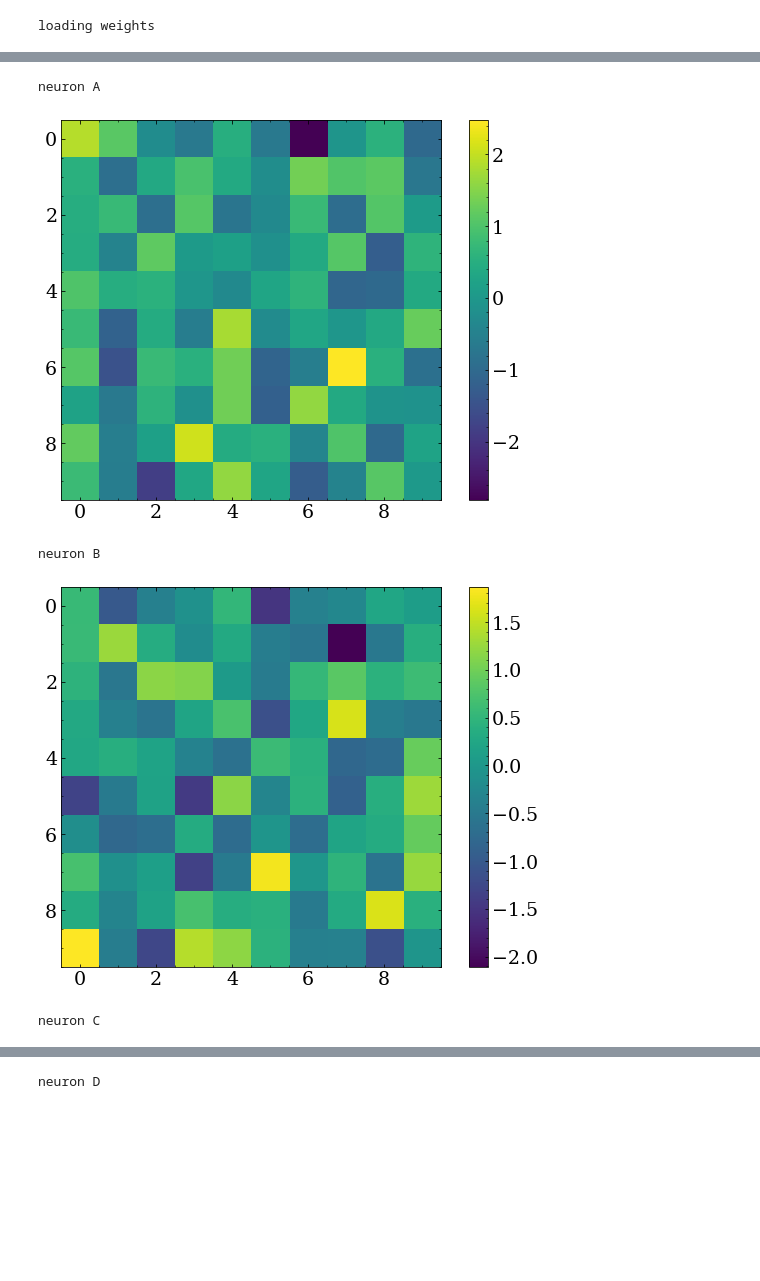
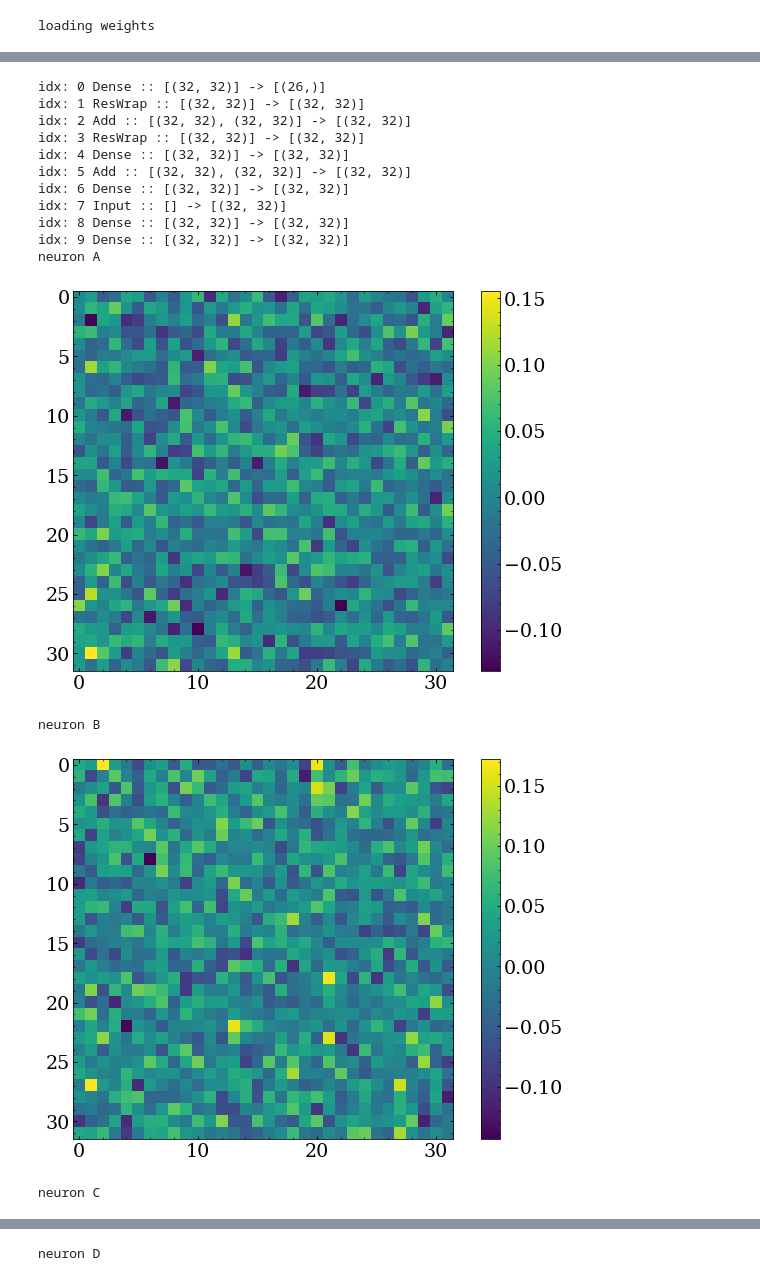
Before and after one commit to BenLand100/tensornetwork, a Jupyter notebook: ResidualNetwork.ipynb, the cells around one changed output, grey strips where cells are left out. Saved outputs shown, nothing was run; the diff lists cells and outputs as text; code cells hidden in the pictures; blank space fills up the shorter version.

```diff
--- a/ResidualNetwork.ipynb
+++ b/ResidualNetwork.ipynb
@@ -26,10 +26,10 @@ conv_kernels = [] #[(5,5)] #[(3,3),(3,3),(3,3),(3,3),(3,3)]
 conv_stride = [] #[(3,3)] #[(1,1),(2,2),(1,1),(2,2),(1,1)]
 conv_outs = [] #[(4,)] #[(4,),(8,),(8,),(16,),(16,)]
 conv_layers = len(conv_kernels)
-hidden_shapes = [(10,10)]
+hidden_shapes = []
 hidden_layers = len(hidden_shapes)
-residual_layers = 5
-more_hidden_shapes = [(10,10)]
+residual_layers = 2
+more_hidden_shapes = []
 more_hidden_layers = len(hidden_shapes)
 output_shape = ocr_data.out_shape
 print(input_shape,output_shape)
@@ -49,9 +49,9 @@ for i in range(residual_layers):
     last_layer = tn.ResWrap(tn.Dense(last_layer.output_shapes[0],activation=tn.ReLU()))(last_layer)
     print(last_layer)
 for hidden_shape in more_hidden_shapes:
-    last_layer = tn.Dense(hidden_shape,activation=tn.Tanh())(last_layer)
+    last_layer = tn.Dense(hidden_shape,activation=tn.ReLU())(last_layer)
     print(last_layer)
-out_layer = tn.Dense(output_shape,activation=tn.Sigmoid())(last_layer)
+out_layer = tn.Dense(output_shape,activation=tn.ReLU())(last_layer)
 print(out_layer)
 
 s = tn.System(inputs=[in_layer],outputs=[out_layer])
@@ -128,13 +97,24 @@ Stopped by user
 # %%
+print('\n'.join(['idx: %i %s'%(i,p) for i, p in enumerate(s.parts)]))
 for i,c in enumerate(range(ord('A'),ord('Z'))):
     print('neuron',chr(c))
-    plt.imshow(s.parts[0].layer[0].weights[i,:].reshape(hidden_shapes[-1]))
+    plt.imshow(s.parts[0].layer[0].weights[i,:].reshape((32,32)))
     plt.colorbar()
     plt.show()
     plt.close()
 # %% [output]
+idx: 0 Dense :: [(32, 32)] -> [(26,)]
+idx: 1 ResWrap :: [(32, 32)] -> [(32, 32)]
+idx: 2 Add :: [(32, 32), (32, 32)] -> [(32, 32)]
+idx: 3 ResWrap :: [(32, 32)] -> [(32, 32)]
+idx: 4 Dense :: [(32, 32)] -> [(32, 32)]
+idx: 5 Add :: [(32, 32), (32, 32)] -> [(32, 32)]
+idx: 6 Dense :: [(32, 32)] -> [(32, 32)]
+idx: 7 Input :: [] -> [(32, 32)]
+idx: 8 Dense :: [(32, 32)] -> [(32, 32)]
+idx: 9 Dense :: [(32, 32)] -> [(32, 32)]
 neuron A
-[figure, old version]
+[figure, new version]
 neuron B
-[figure, old version]
+[figure, new version]
 neuron C
```
Also changed, not shown: parts of 5 cells of this notebook, 6 other files.
